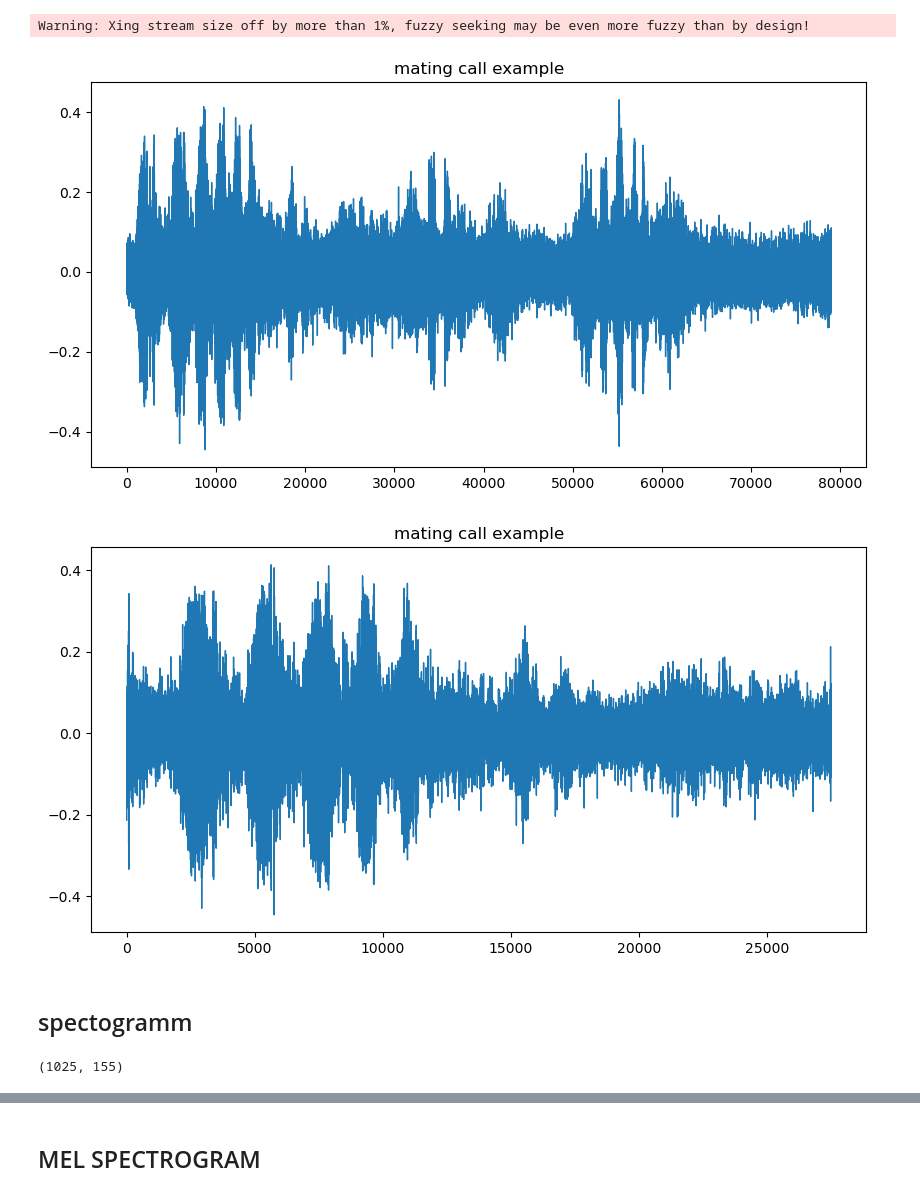
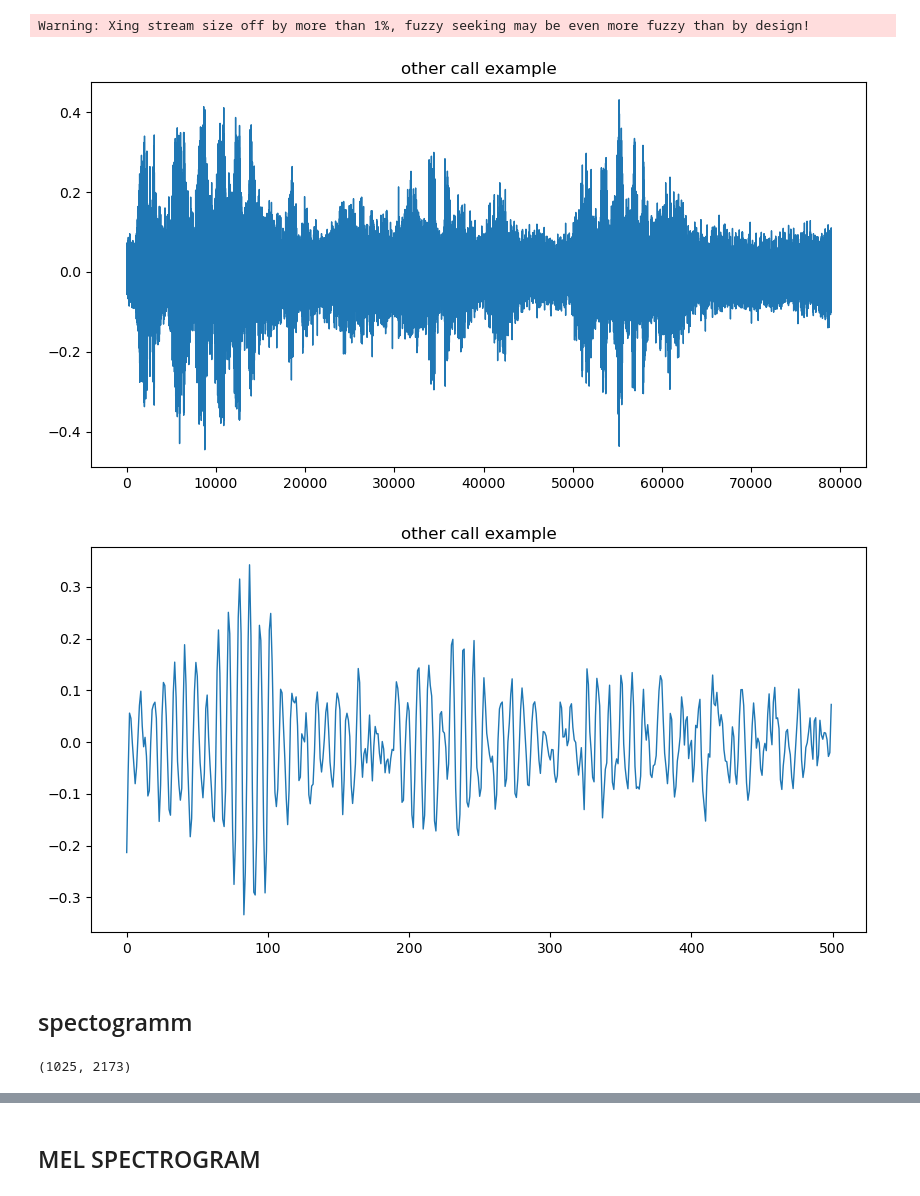
Before and after one commit to baliddeki/Bird-Behavior-ML-Project, a Jupyter notebook: data_cleaning.ipynb, the cells around one changed output, grey strips where cells are left out. Cells and saved outputs as stored; diff of their text form; code cells hidden in the pictures.

Commit message:
data visualization

```diff
--- a/data_cleaning.ipynb
+++ b/data_cleaning.ipynb
@@ -95,7 +95,7 @@ array(['call, song', 'song', 'call', 'rattle', 'duet, song', 'duet',
 ## DATA Visualization
  ENSURE THAT ALL FILES ARE COMPATIBLE TO THE MODEL
 # %%
-alarm_call = os.path.join("bird_sounds", "alarm_calls", "122322.mp3")
+alarm_call = os.path.join("bird_sounds", "alarm_calls", "2679.mp3")
 mating_call = os.path.join("bird_sounds", "duet_calls", "10009.mp3")
 other_call = os.path.join("bird_sounds", "other_calls", "10011.mp3")
 # %%
@@ -105,6 +105,6 @@ alarm_call
 # %%
-y, sr = librosa.load(alarm_call)
-print(f'y:{y[:10]}')
-print(f'shape y:{y.shape}')
-print(f'sr:{sr}')
+alarm_call_y, alarm_call_sr = librosa.load(alarm_call)
+print(f'y:{alarm_call_y[:10]}')
+print(f'shape y:{alarm_call_y.shape}')
+print(f'sr:{alarm_call_sr}')
 # %% [output]
@@ -123,8 +122,8 @@ plt.show()
 # %%
-y, sr = librosa.load(mating_call)
-print(f'y:{y[:10]}')
-print(f'shape y:{y.shape}')
-print(f'sr:{sr}')
+mating_call_y, mating_call_sr = librosa.load(mating_call)
+print(f'y:{mating_call_y[:10]}')
+print(f'shape y:{mating_call_y.shape}')
+print(f'sr:{mating_call_sr}')
 # %% [output]
 y:[ 0.01797861  0.00306758 -0.01609175 -0.01392592  0.0006107  -0.0095885
  -0.01828765  0.01992371  0.03507416  0.01223934]
@@ -137,10 +136,10 @@ plt.show()
 # %% [output]
 [figure]
 # %%
-y, sr = librosa.load(other_call)
-print(f'y:{y[:10]}')
-print(f'shape y:{y.shape}')
-print(f'sr:{sr}')
+other_call_y, other_call_sr = librosa.load(other_call)
+print(f'y:{other_call_y[:10]}')
+print(f'shape y:{other_call_y.shape}')
+print(f'sr:{other_call_sr}')
 # %% [output]
 y:[ 0.00512468 -0.00375166  0.01177869  0.02580953  0.01170507  0.01224367
  -0.00228665 -0.02078354  0.0018915   0.01605644]
@@ -148,25 +147,25 @@ shape y:(78972,)
 sr:22050
 Warning: Xing stream size off by more than 1%, fuzzy seeking may be even more fuzzy than by design!
 # %%
-pd.Series(y).plot(figsize = (10, 5), lw=1,
-                 title = "mating call example")
+pd.Series(other_call_y).plot(figsize = (10, 5), lw=1,
+                 title = "other call example")
 plt.show()
 # %% [output]
-[figure, old version]
+[figure, new version]
 # %%
-pd.Series(y[3000:30500]).plot(figsize = (10, 5), lw=1,
-                 title = "mating call example")
+pd.Series(other_call_y[3000:3500]).plot(figsize = (10, 5), lw=1,
+                 title = "other call example")
 plt.show()
 # %% [output]
-[figure, old version]
+[figure, new version]
 # %% [markdown]
 ## spectogramm
 # %%
-D = librosa.stft(y)
+D = librosa.stft(alarm_call_y)
 s_db = librosa.amplitude_to_db(np.abs(D), ref=np.max)
 s_db.shape
 # %% [output]
-(1025, 155)
+(1025, 2173)
 # %%
 fig, ax = plt.subplots(figsize = (10, 5))
 img = librosa.display.specshow(s_db,
```
Also changed, not shown: parts of 7 cells of this notebook.
